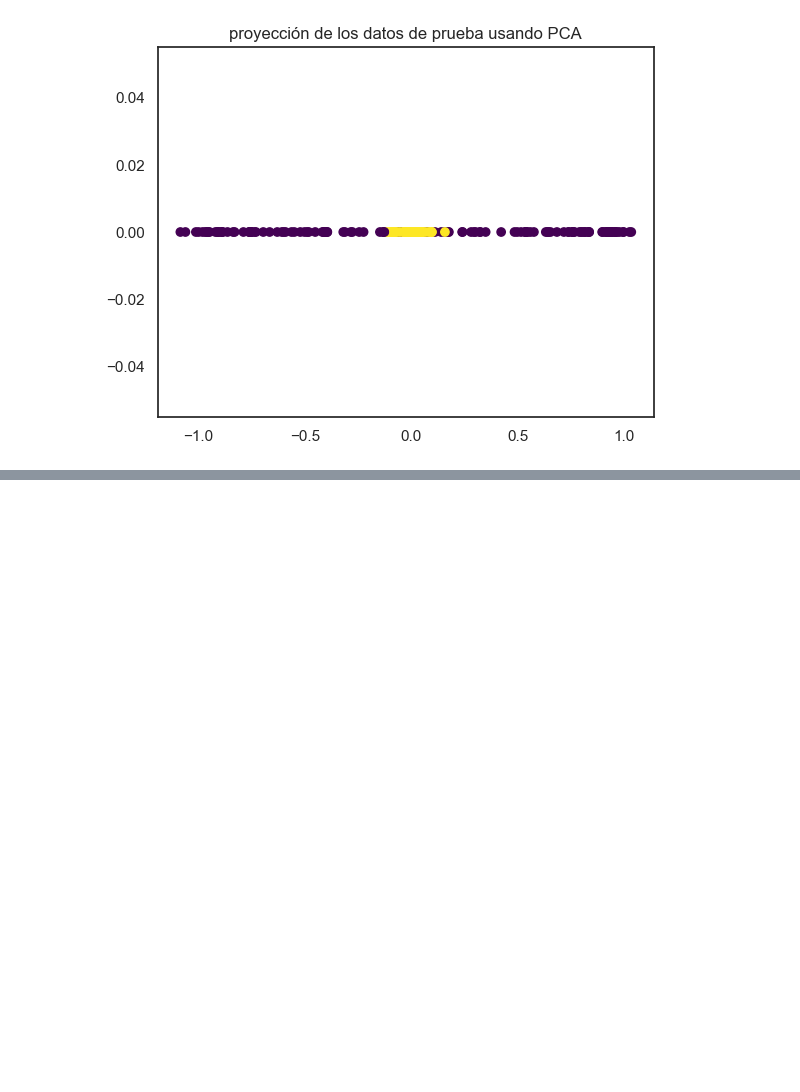
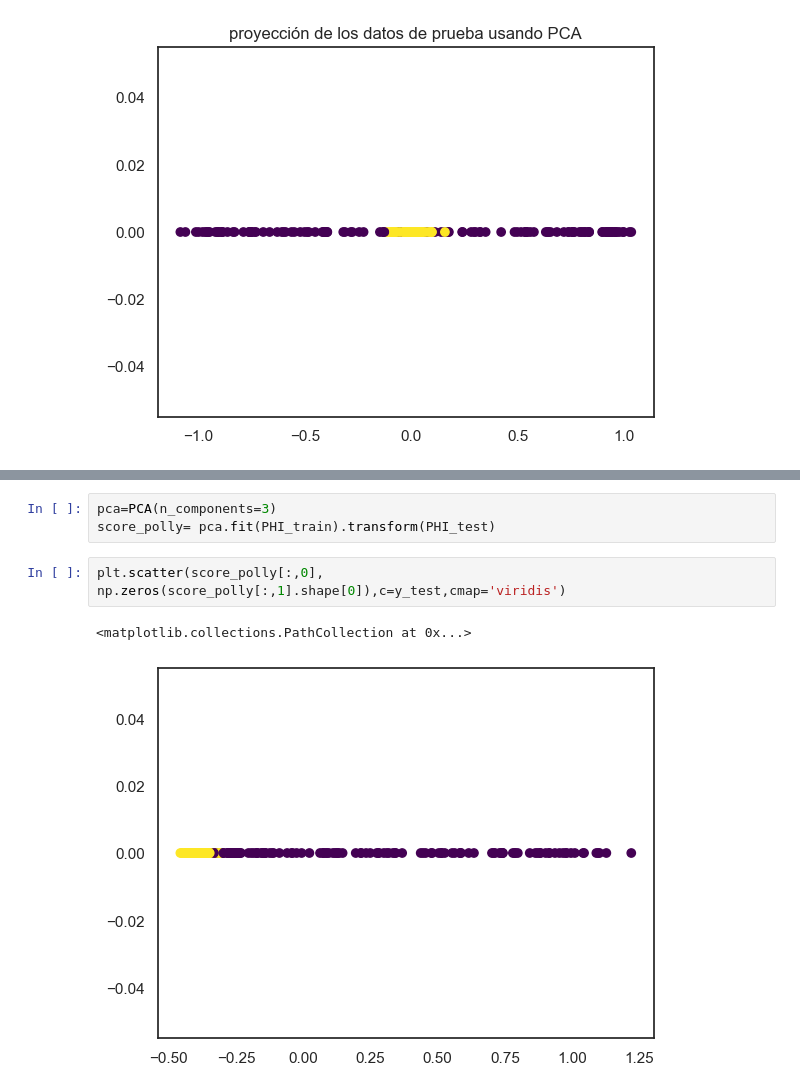
Before and after one commit to MrBloom911/TareasComputacional, a Jupyter notebook: PCA.ipynb, the cells around one changed output, grey strips where cells are left out. Cells and saved outputs as stored; diff of their text form; blank space fills up the shorter version.

```diff
--- a/PCA.ipynb
+++ b/PCA.ipynb
@@ -94,0 +114,8 @@ Text(0.5, 1.0, 'proyección de los datos de prueba usando PCA')
+# %%
+pca=PCA(n_components=3)
+score_polly= pca.fit(PHI_train).transform(PHI_test)
+# %%
+plt.scatter(score_polly[:,0], np.zeros(score_polly[:,1].shape[0]),c=y_test,cmap='viridis')
+# %% [output]
+<matplotlib.collections.PathCollection at 0x...>
+[figure, added]
```
Also changed, not shown: parts of 19 cells of this notebook.
